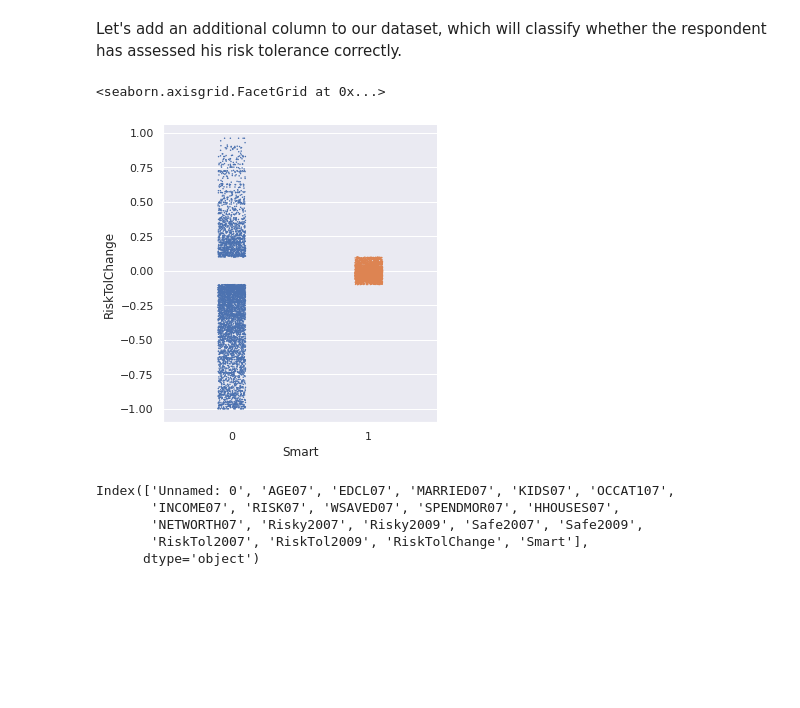
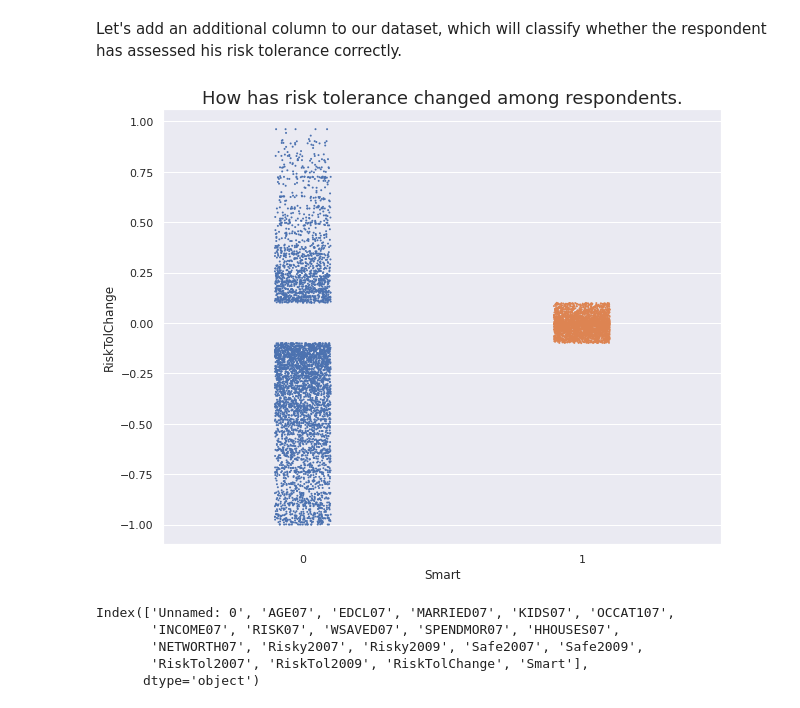
Before and after one commit to tomasz-te/Risk-Tolerance, a Jupyter notebook: Investor_risk_tolerance.ipynb, the cells around one changed output. Saved outputs shown, nothing was run; the diff lists cells and outputs as text; code cells hidden in the pictures; blank space fills up the shorter version.

```diff
--- a/Investor_risk_tolerance.ipynb
+++ b/Investor_risk_tolerance.ipynb
@@ -139,11 +146,13 @@ After the financial crisis, around 30 percent of respondents decided to signific
 Let's add an additional column to our dataset, which will classify whether the respondent has assessed his risk tolerance correctly.
 # %%
 df['Smart'] = list((1 if abs(x) < 0.1 else 0 for x in df['RiskTolChange']))
-# %%
-sns.catplot(data=df,x="Smart",y="RiskTolChange",s=1.5)
-# %% [output]
-<seaborn.axisgrid.FacetGrid at 0x...>
-[figure, removed]
+# %%
+fig, ax = plt.subplots(figsize=(10,8))
+plt.title('How has risk tolerance changed among respondents.', size=18)
+sns.stripplot(ax=ax, data=df,x="Smart",y="RiskTolChange",s=2)
+plt.show()
+# %% [output]
+[figure, added]
 # %%
 df.columns
 # %% [output]
```
Also changed, not shown: parts of 26 cells of this notebook.
